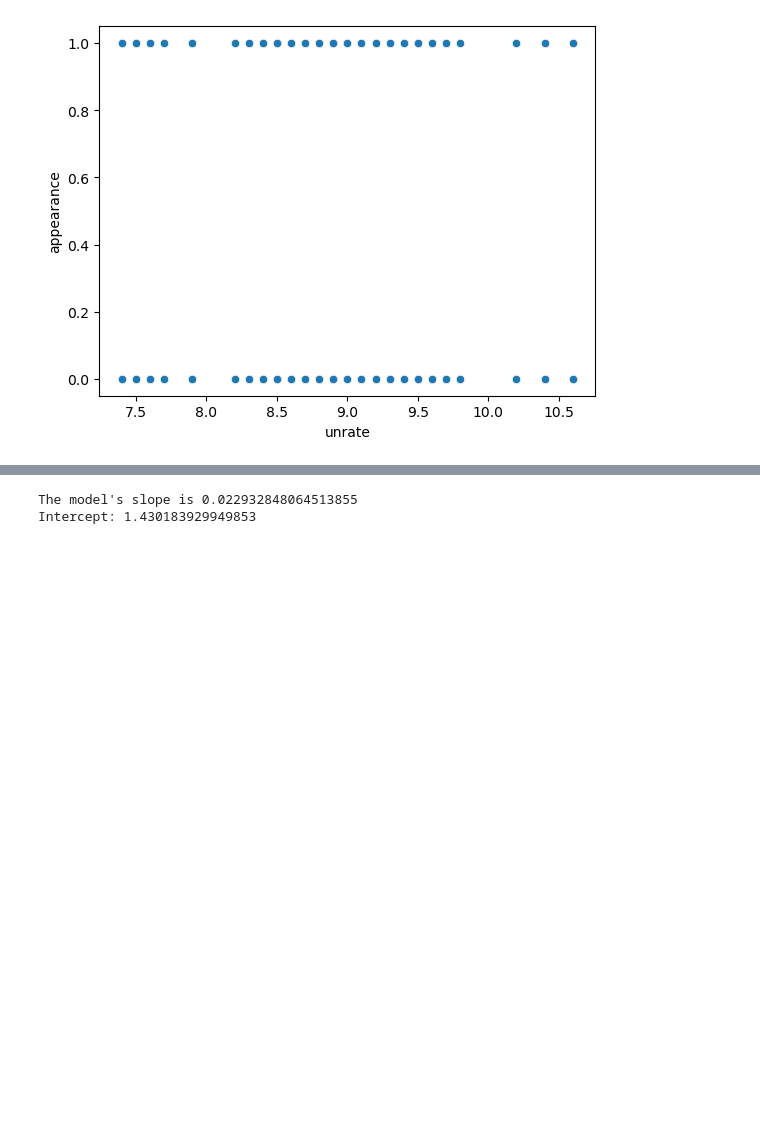
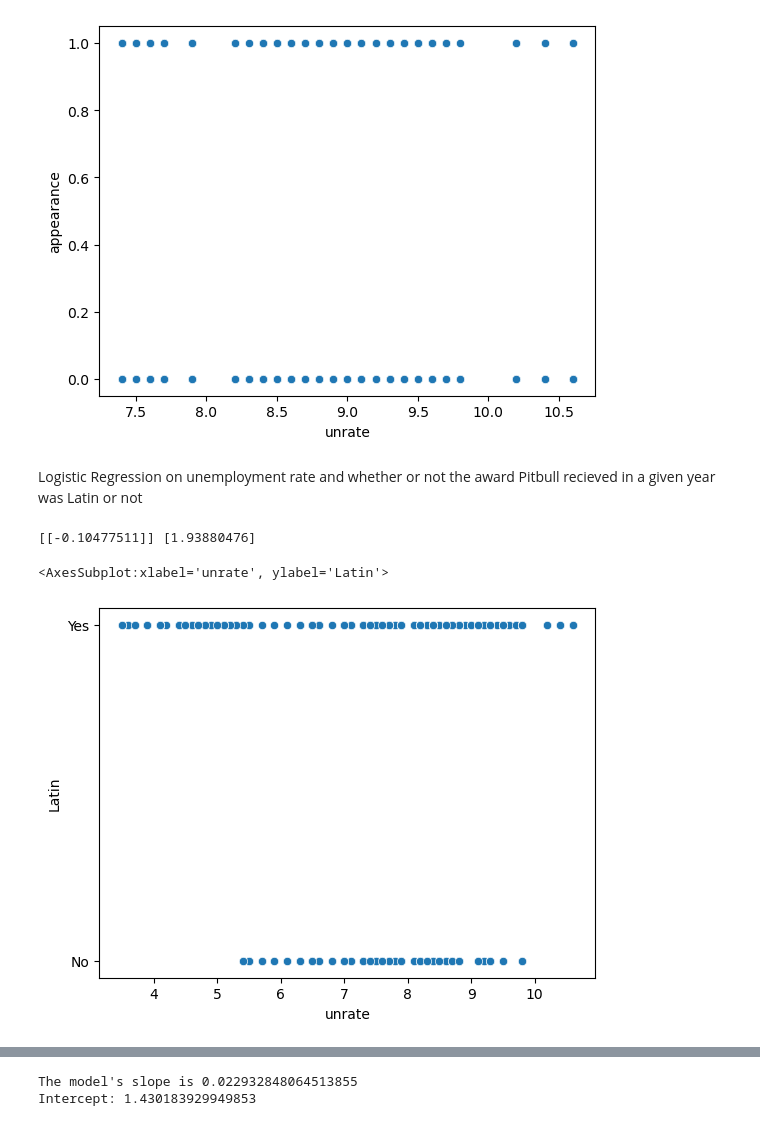
Before and after one commit to Keikeidemaqua/datasci-finalproj, a Jupyter notebook: archive/datasci.ipynb, the cells around one changed output, grey strips where cells are left out. Cells and saved outputs as stored; diff of their text form; code cells hidden in the pictures; blank space fills up the shorter version.

```diff
--- a/archive/datasci.ipynb
+++ b/archive/datasci.ipynb
@@ -317,3 +335,23 @@ seaborn.scatterplot (data= simplecomp_df, x = simplecomp_df['unrate'], y = simpl
 # %% [output]
 <AxesSubplot:xlabel='unrate', ylabel='appearance'>
 [figure]
+# %% [markdown]
+Logistic Regression on unemployment rate and whether or not the award Pitbull recieved in a given year was Latin or not
+# %%
+unemployaward_df[['unrate','Latin']]
+y= unemployaward_df['Latin']
+x= unemployaward_df['unrate'].values.reshape(-1,1)
+x_train = x[:-20]
+x_test = x[-20:]
+y_train = y[:-20]
+y_test = y[-20:]
+pitbullaward_logreg = LogisticRegression()
+pitbullaward_logreg.fit(x_train, y_train)
+print (pitbullaward_logreg.coef_, pitbullaward_logreg.intercept_)
+# %% [output]
+[[-0.10477511]] [1.93880476]
+# %%
+seaborn.scatterplot (data= unemployaward_df, x = unemployaward_df['unrate'], y = unemployaward_df['Latin'])
+# %% [output]
+<AxesSubplot:xlabel='unrate', ylabel='Latin'>
+[figure, added]
```
Also changed, not shown: parts of 18 cells of this notebook.
